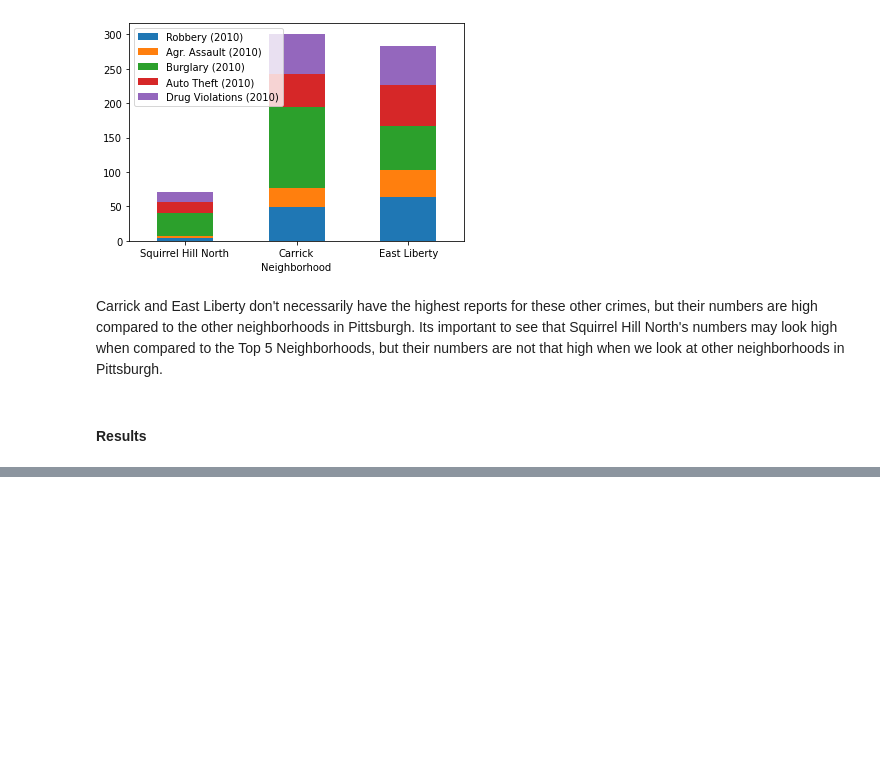
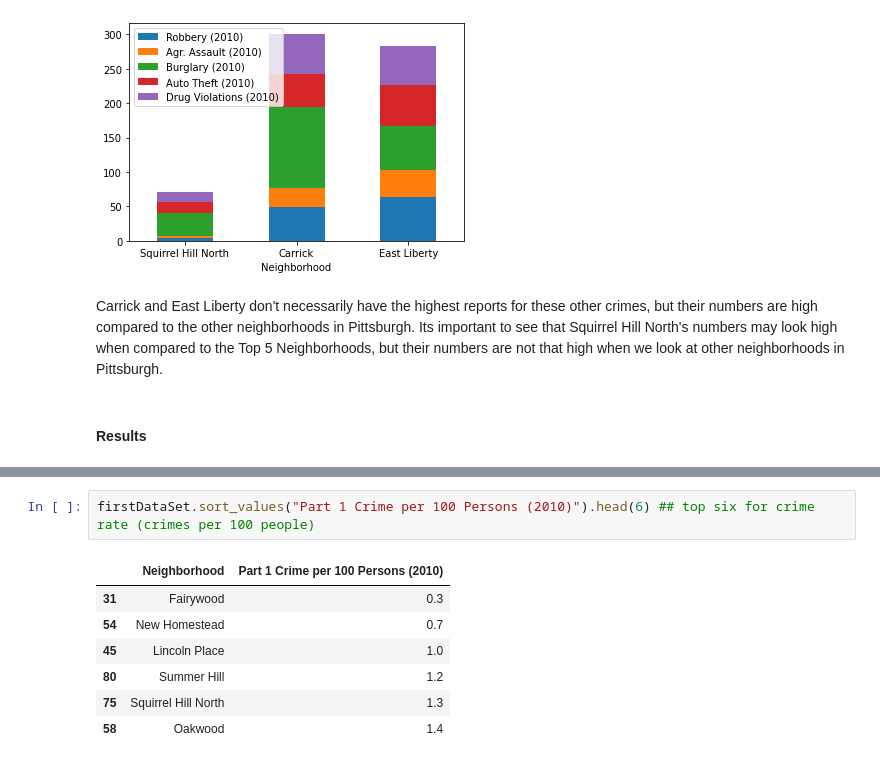
Before and after one commit to benjamin-kiddie/Big-Ideas-Final-Project, a Jupyter notebook: Presentation-Notebook.ipynb, the cells around one changed output, grey strips where cells are left out. Cells and saved outputs as stored; diff of their text form; blank space fills up the shorter version.

```diff
--- a/Presentation-Notebook.ipynb
+++ b/Presentation-Notebook.ipynb
@@ -402,0 +429,10 @@ Based on the data analyzed above, Fairywood is the best neighborhood in Pittsbur
+# %%
+firstDataSet.sort_values("Part 1 Crime per 100 Persons (2010)").head(6) ## top six for crime rate (crimes per 100 people)
+# %% [output]
+|  | Neighborhood | Part 1 Crime per 100 Persons (2010) |
+| 31 | Fairywood | 0.3 |
+| 54 | New Homestead | 0.7 |
+| 45 | Lincoln Place | 1.0 |
+| 80 | Summer Hill | 1.2 |
+| 75 | Squirrel Hill North | 1.3 |
+| 58 | Oakwood | 1.4 |
```
Also changed, not shown: parts of 8 cells of this notebook.
